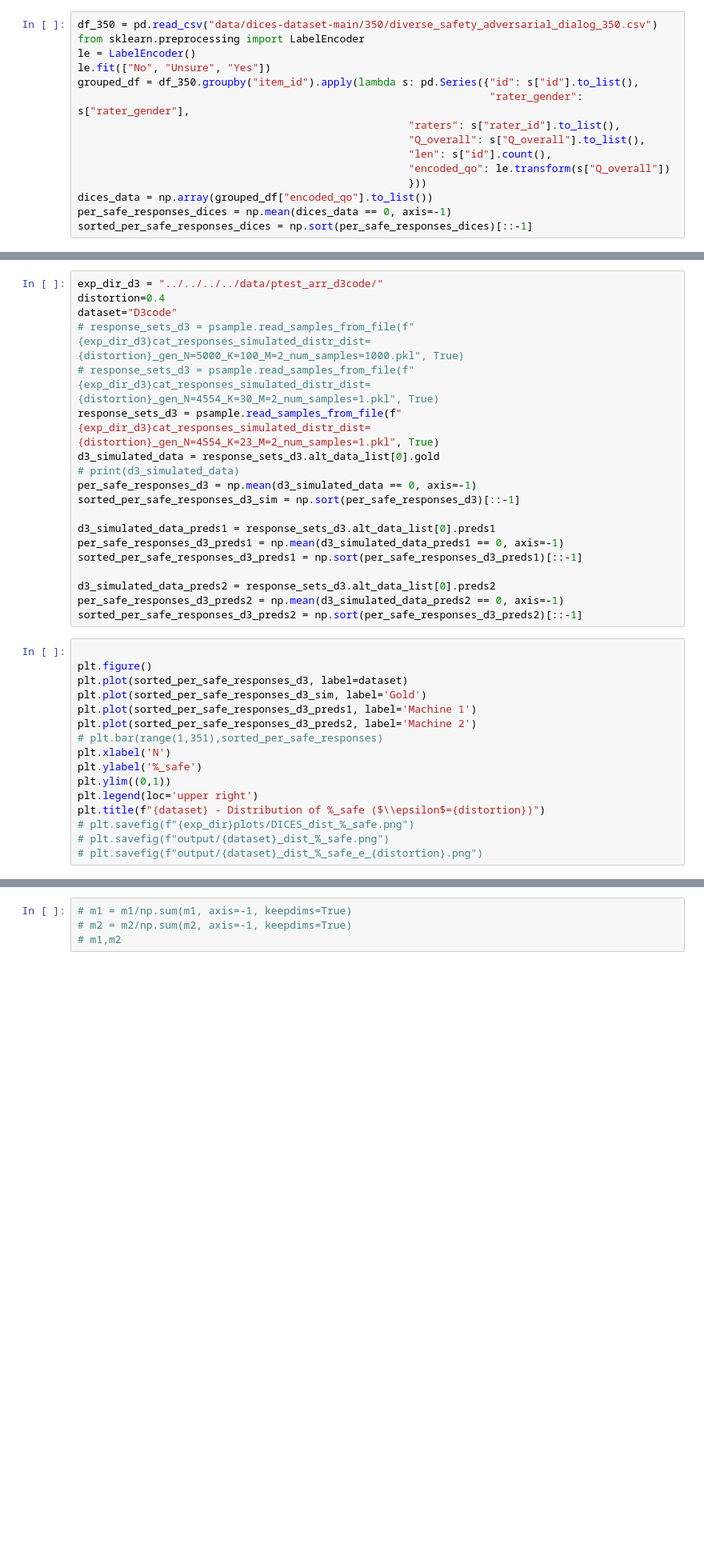
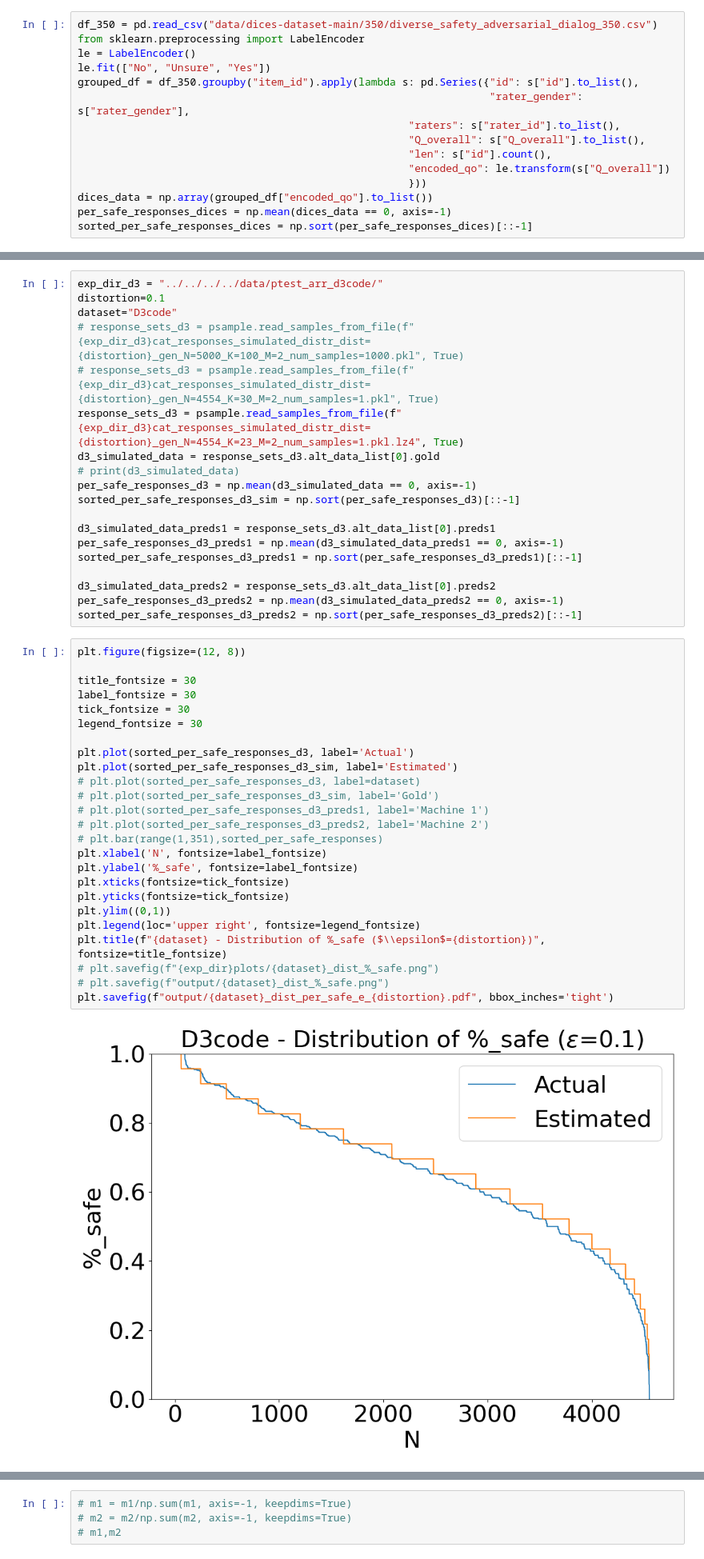
Before and after one commit to Homan-Lab/vet, a Jupyter notebook: process_results.ipynb, the cells around one changed output, grey strips where cells are left out. Shown at 80% size. Drawn from its saved outputs; the diff is of its cells as text; blank space fills up the shorter version.

```diff
--- a/process_results.ipynb
+++ b/process_results.ipynb
@@ -284,10 +341,10 @@ sorted_per_safe_responses_d3
 # %%
 exp_dir_d3 = "../../../../data/ptest_arr_d3code/"
-distortion=0.4
+distortion=0.1
 dataset="D3code"
 # response_sets_d3 = psample.read_samples_from_file(f"{exp_dir_d3}cat_responses_simulated_distr_dist={distortion}_gen_N=5000_K=100_M=2_num_samples=1000.pkl", True)
 # response_sets_d3 = psample.read_samples_from_file(f"{exp_dir_d3}cat_responses_simulated_distr_dist={distortion}_gen_N=4554_K=30_M=2_num_samples=1.pkl", True)
-response_sets_d3 = psample.read_samples_from_file(f"{exp_dir_d3}cat_responses_simulated_distr_dist={distortion}_gen_N=4554_K=23_M=2_num_samples=1.pkl", True)
+response_sets_d3 = psample.read_samples_from_file(f"{exp_dir_d3}cat_responses_simulated_distr_dist={distortion}_gen_N=4554_K=23_M=2_num_samples=1.pkl.lz4", True)
 d3_simulated_data = response_sets_d3.alt_data_list[0].gold
 # print(d3_simulated_data)
 per_safe_responses_d3 = np.mean(d3_simulated_data == 0, axis=-1)
@@ -301,21 +358,32 @@ d3_simulated_data_preds2 = response_sets_d3.alt_data_list[0].preds2
 per_safe_responses_d3_preds2 = np.mean(d3_simulated_data_preds2 == 0, axis=-1)
 sorted_per_safe_responses_d3_preds2 = np.sort(per_safe_responses_d3_preds2)[::-1]
 # %%
+plt.figure(figsize=(12, 8))
 
-plt.figure()
-plt.plot(sorted_per_safe_responses_d3, label=dataset)
-plt.plot(sorted_per_safe_responses_d3_sim, label='Gold')
-plt.plot(sorted_per_safe_responses_d3_preds1, label='Machine 1')
-plt.plot(sorted_per_safe_responses_d3_preds2, label='Machine 2')
+title_fontsize = 30
+label_fontsize = 30
+tick_fontsize = 30
+legend_fontsize = 30
+
+plt.plot(sorted_per_safe_responses_d3, label='Actual')
+plt.plot(sorted_per_safe_responses_d3_sim, label='Estimated')
+# plt.plot(sorted_per_safe_responses_d3, label=dataset)
+# plt.plot(sorted_per_safe_responses_d3_sim, label='Gold')
+# plt.plot(sorted_per_safe_responses_d3_preds1, label='Machine 1')
+# plt.plot(sorted_per_safe_responses_d3_preds2, label='Machine 2')
 # plt.bar(range(1,351),sorted_per_safe_responses)
-plt.xlabel('N')
-plt.ylabel('%_safe')
+plt.xlabel('N', fontsize=label_fontsize)
+plt.ylabel('%_safe', fontsize=label_fontsize)
+plt.xticks(fontsize=tick_fontsize)
+plt.yticks(fontsize=tick_fontsize)
 plt.ylim((0,1))
-plt.legend(loc='upper right')
-plt.title(f"{dataset} - Distribution of %_safe ($\\epsilon$={distortion})")
-# plt.savefig(f"{exp_dir}plots/DICES_dist_%_safe.png")
+plt.legend(loc='upper right', fontsize=legend_fontsize)
+plt.title(f"{dataset} - Distribution of %_safe ($\\epsilon$={distortion})", fontsize=title_fontsize)
+# plt.savefig(f"{exp_dir}plots/{dataset}_dist_%_safe.png")
 # plt.savefig(f"output/{dataset}_dist_%_safe.png")
-# plt.savefig(f"output/{dataset}_dist_%_safe_e_{distortion}.png")
+plt.savefig(f"output/{dataset}_dist_per_safe_e_{distortion}.pdf", bbox_inches='tight')
+# %% [output]
+[figure, added]
 # %%
 # import scipy.stats as st
 # # st.mode(np.array([0, 0, 1, 2, 2, 2])).mode
```
Also changed, not shown: parts of 17 cells of this notebook, 7 other files.
